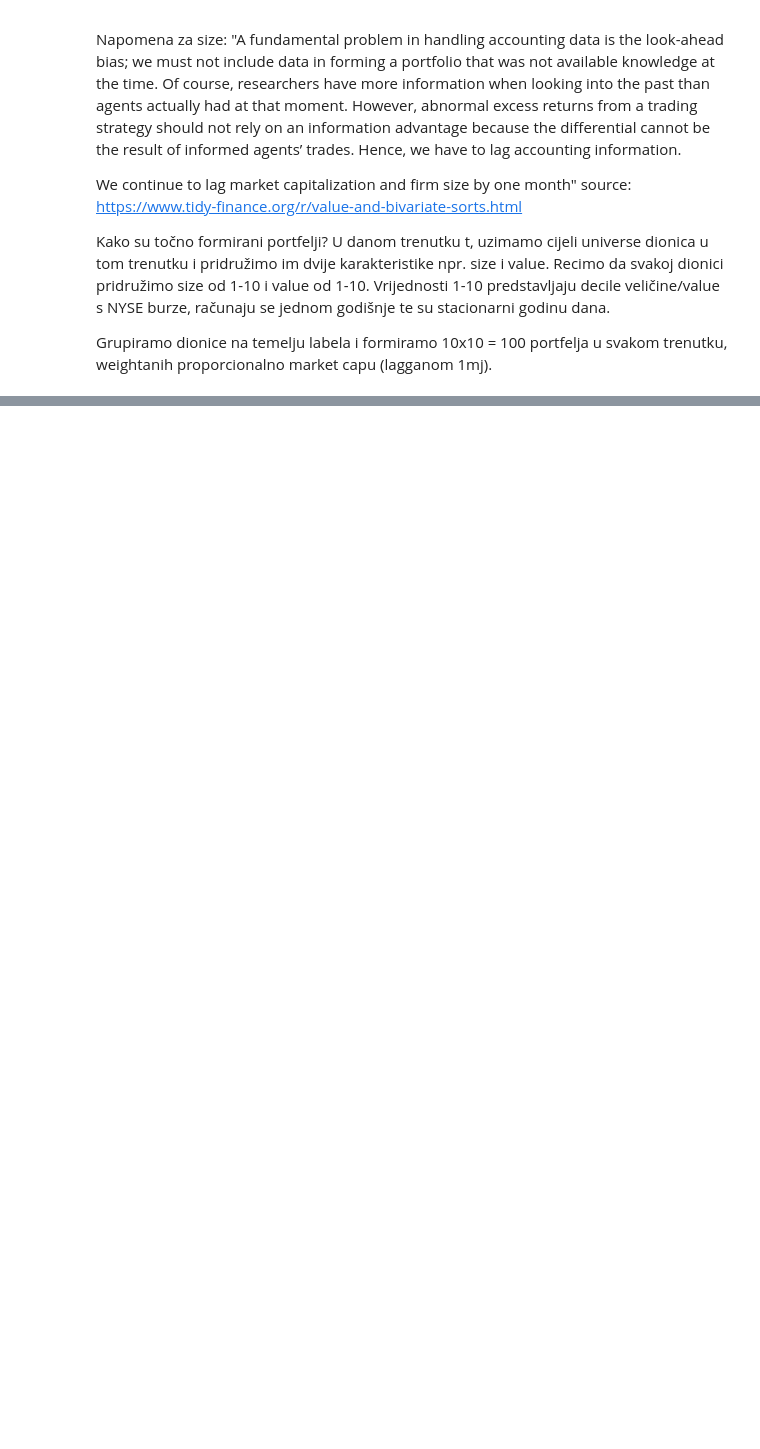
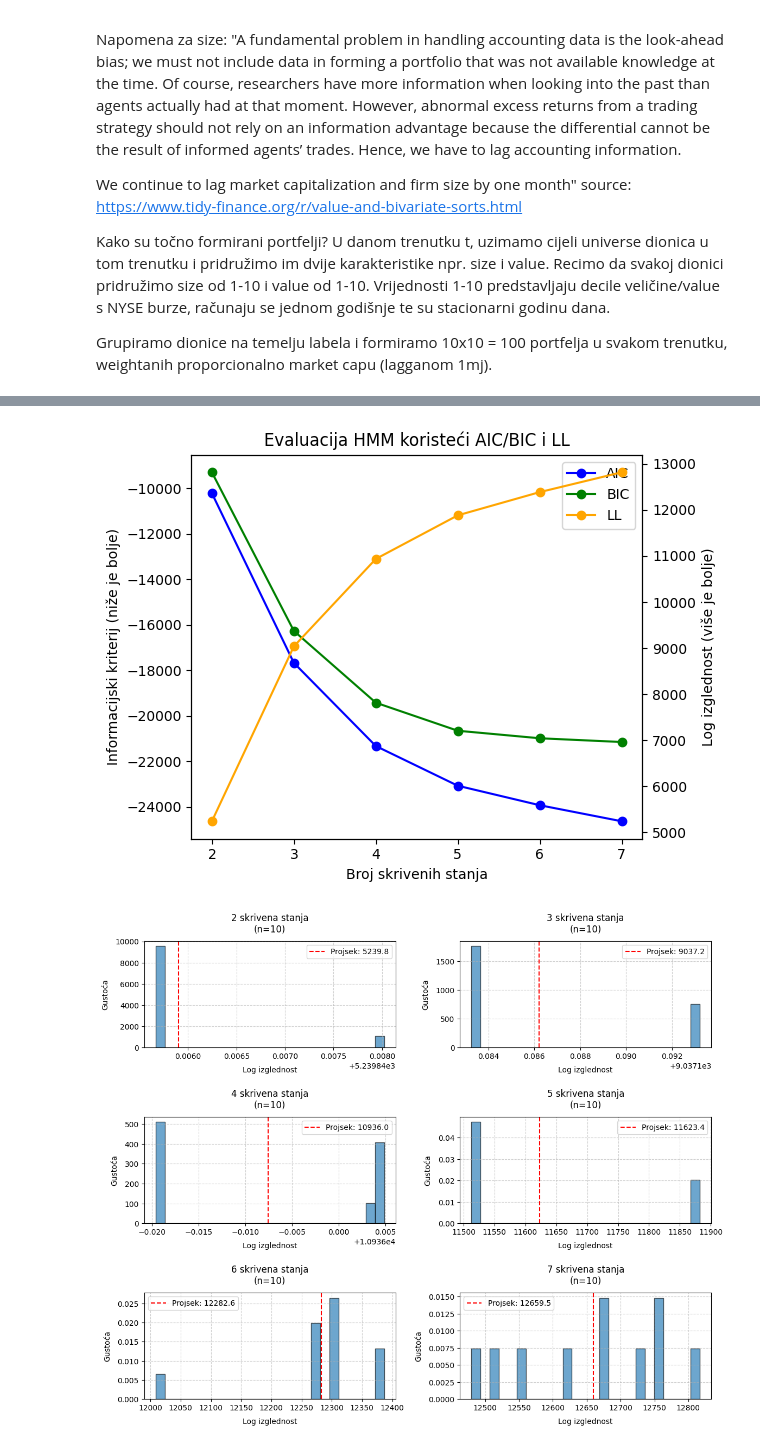
Before and after one commit to evucelic/Diplomski-Projekt, a Jupyter notebook: main.ipynb, the cells around one changed output, grey strips where cells are left out. Saved outputs shown, nothing was run; the diff lists cells and outputs as text; code cells hidden in the pictures; blank space fills up the shorter version.

Commit message:
hmm on latents, model choice

```diff
--- a/main.ipynb
+++ b/main.ipynb
@@ -304,7 +304,7 @@ for fold, (train_idx, test_idx) in enumerate(tscv_q.split(data.values)):
     test_data = scaler.transform(test_data)
 
     vae_model = VAE(W=50, D=100, z_dim=10, hidden_dim=128)
-    vae_model = train_vae(vae_model, train_data, W=50, epochs=20, lr=1e-3, device='cuda')
+    vae_model = train_vae(vae_model, train_data, W=50, epochs=100, lr=1e-3, device='cuda')
 
     train_latents = extract_latents(vae_model, train_data, W=50, device='cuda')
     test_latents = extract_latents(vae_model, test_data, W=50, device='cuda')
@@ -478,0 +535,6 @@ plot_distributions(results)
+# %%
+from hmmlearn.hmm import GaussianHMM
+from sklearn.utils import check_random_state
+from collections import defaultdict
+
+rs = check_random_state(42)
@@ -478,0 +661,26 @@ plot_distributions(results)
+# %%
+%%capture --no-display
+
+hmm_results = []
+
+aic, bic, lls, conv, iters, best_models, all_models = evaluate_hmm(
+    latents=results['train_latents'][-1],
+    rs=rs,
+    ns=[2, 3, 4, 5, 6, 7],
+    loop=10
+)
+
+best_n = [2, 3, 4, 5, 6, 7][np.argmin(bic)]
+best_hmm = best_models[best_n]
+
+hmm_results.append({
+    'fold': fold,
+    'n_states': best_n,
+    'hmm': best_hmm,
+    'train_regimes': best_hmm.predict(results['train_latents'][fold]),
+    'test_regimes': best_hmm.predict(results['test_latents'][fold]),
+    'aic': aic,
+    'bic': bic,
+    'lls': lls,
+    'all_models': all_models
+})
@@ -478,0 +705,14 @@ plot_distributions(results)
+# %%
+fold_idx = 0
+
+plot_selection(
+    ns=[2, 3, 4, 5, 6, 7],
+    aic=hmm_results[fold_idx]['aic'],
+    bic=hmm_results[fold_idx]['bic'],
+    lls=hmm_results[fold_idx]['lls']
+)
+
+plot_ll_histograms(models=hmm_results[fold_idx]['all_models'])
+# %% [output]
+[figure, added]
+[figure, added]
```
Also changed, not shown: parts of 11 cells of this notebook.
